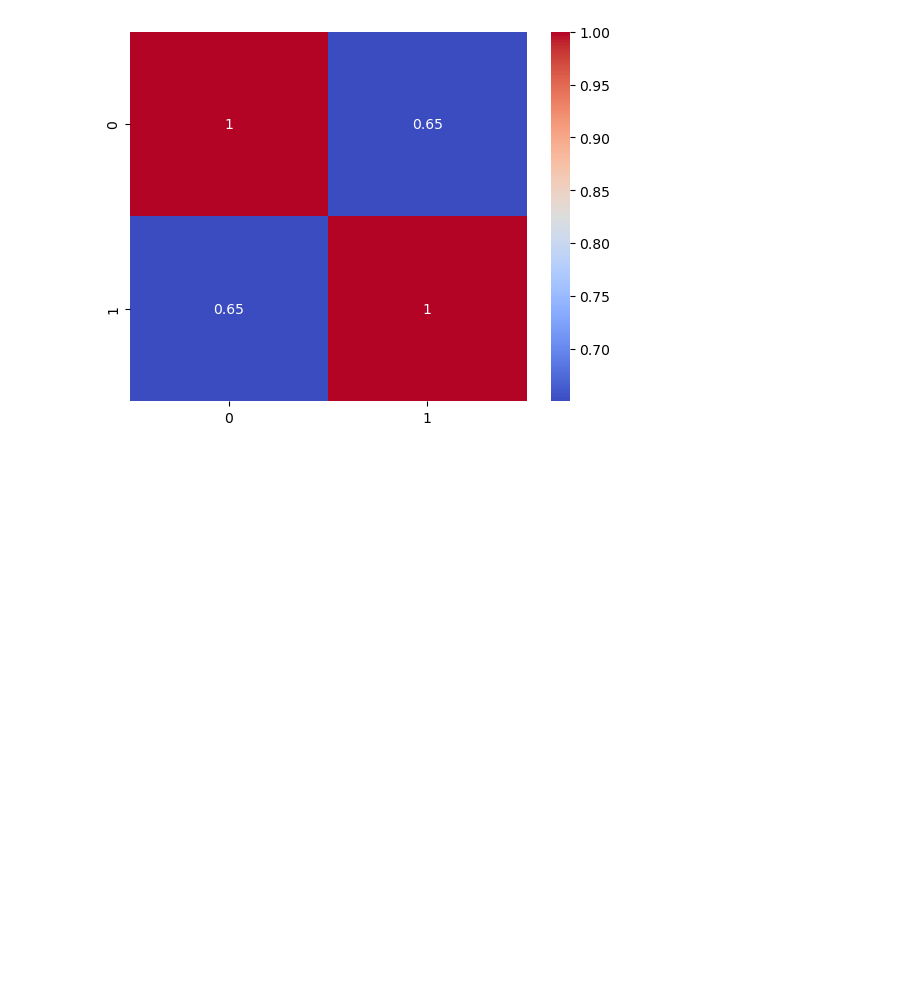
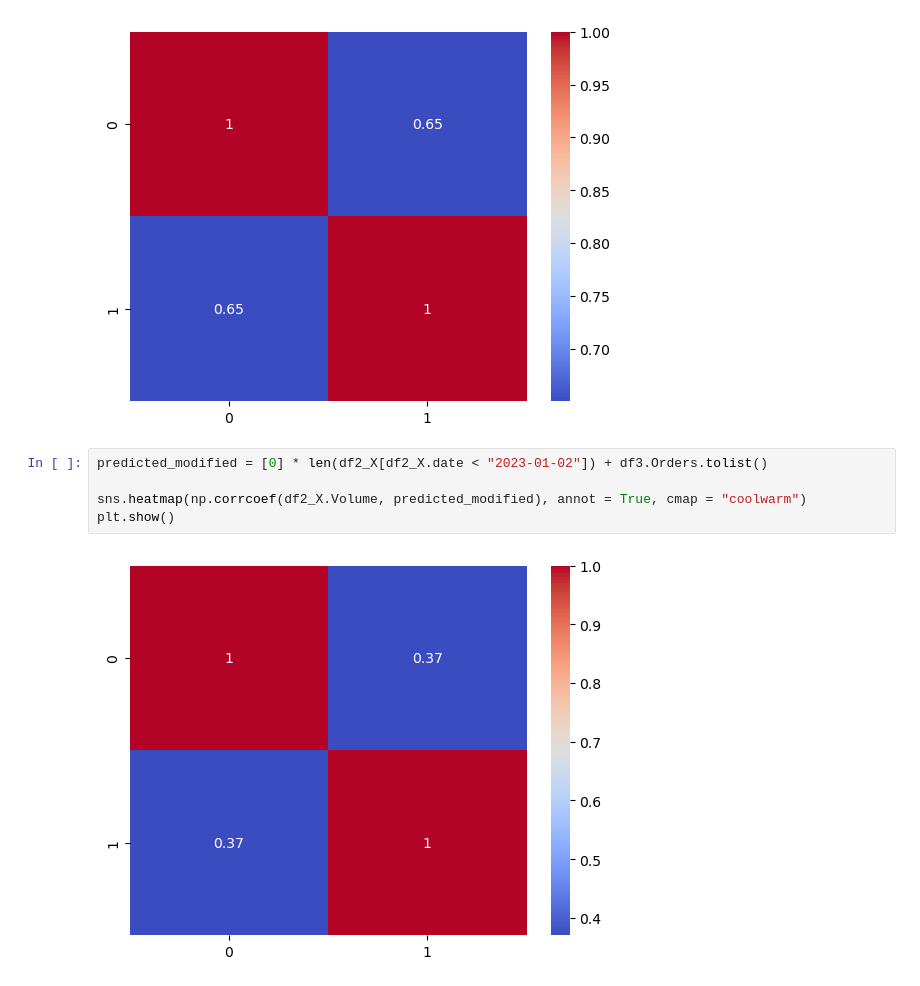
Before and after one commit to andrii-zapukhlyi/inpost_optimizing, a Jupyter notebook: inpost_forecast.ipynb, the cells around one changed output. Saved outputs shown, nothing was run; the diff lists cells and outputs as text; blank space fills up the shorter version.

```diff
--- a/inpost_forecast.ipynb
+++ b/inpost_forecast.ipynb
@@ -574,3 +564,10 @@ sns.heatmap(np.corrcoef(actual, predicted), annot = True, cmap = "coolwarm")
 plt.show()
 # %% [output]
 [figure]
+# %%
+predicted_modified = [0] * len(df2_X[df2_X.date < "2023-01-02"]) + df3.Orders.tolist()
+
+sns.heatmap(np.corrcoef(df2_X.Volume, predicted_modified), annot = True, cmap = "coolwarm")
+plt.show()
+# %% [output]
+[figure, added]
```
Also changed, not shown: parts of 6 cells of this notebook.
